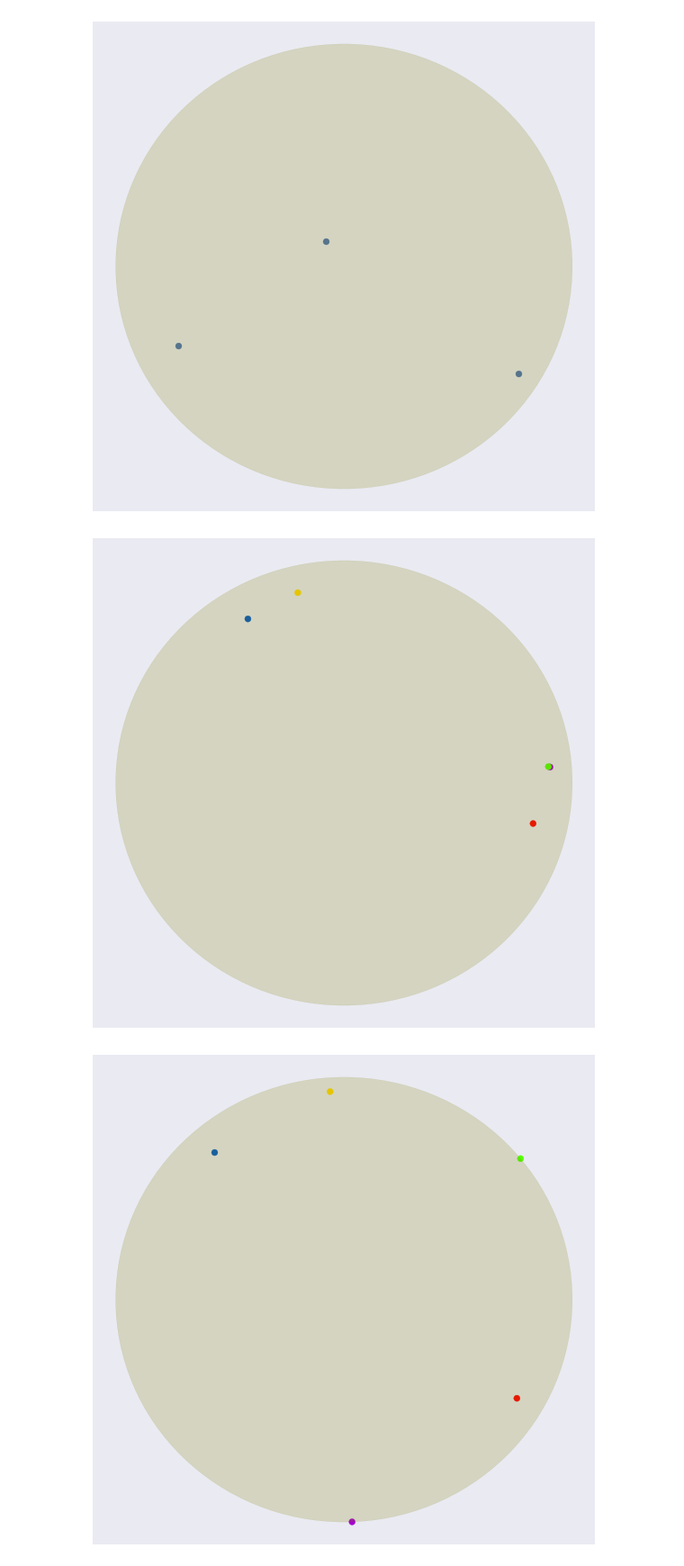
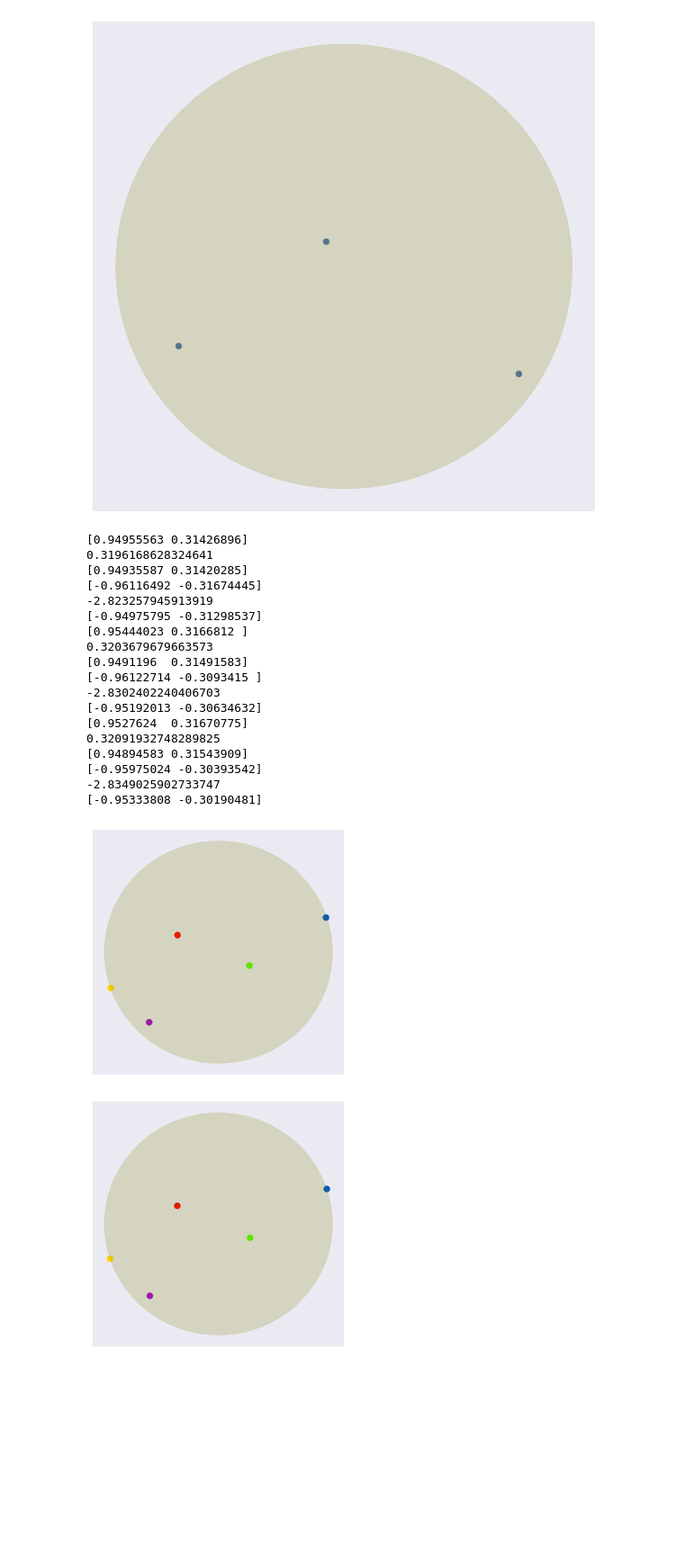
Before and after one commit to popoiopo/StochasticSim, a Jupyter notebook: Bas/angleCalc.ipynb, the cells around one changed output. Shown at 90% size. Cells and saved outputs as stored; diff of their text form; code cells hidden in the pictures; blank space fills up the shorter version.

```diff
--- a/Bas/angleCalc.ipynb
+++ b/Bas/angleCalc.ipynb
@@ -143,7 +143,7 @@ plotpretify(
 [figure]
 # %%
 def plot(coordList):
-    plt.rcParams['figure.figsize'] = [10, 10]
+    plt.rcParams['figure.figsize'] = [5, 5]
     sns.set()
     sns.set_style("dark")
     fig = plt.figure()
@@ -216,47 +216,68 @@ def move(k, coord, temp):
             force = 1 / (np.sum(r**2)**2)
             velocity += (r * force * 0.05) * temp
 
-    newPoint = k + velocity
+    newPoint = k + F
     #     print(newPoint)
 
     #     if not incircle(newPoint,radius*2):
     #     newpoint = k + velocity
     if not incircle(newPoint, radius):
-        angle = np.angle(complex(newPoint[0], newPoint[1]), deg=True)
+        print(newPoint)
+        angle = np.angle(complex(newPoint[0], newPoint[1]))
+        print(angle)
         #             print(angle, radius, (radius * np.sin(angle)))
-        newPoint = np.array([(radius * np.sin(angle)),
-                             (radius * np.cos(angle))])
+        newPoint = np.array([(radius * np.cos(angle)),
+                             (radius * np.sin(angle))])
+        print(newPoint)
 
 
 #             print(np.array(newPoint), "border")
 #     print(f"k:{k}, F:{F}, kF:{k+F}, incircle:{incircle(k+F,radius*2)}, radius: {radius*2}")
-    return newPoint  # F can be replaced by 'velocity'
+    return newPoint
 
 
 def changeCoord(coord, temp):
     coordTemp = []
     for i, k in enumerate(coord):
         coordTemp.append(move(k, coord, temp))
     return np.array(coordTemp)
 
 
 coordList = []
 radius = 1
 pointsNum = 5
 iterations = 3
 
 for i in range(pointsNum):
     coordList.append(spawn(radius))
 coordList = np.array(coordList)
 
 # print(coordList)
 plot(coordList)
 
 for i in range(iterations):
-    temp = np.exp(-i / 3.0) / 20
+    temp = np.exp(-i / 3.0) / 10
     coordList = changeCoord(coordList, temp)
     plot(coordList)
 #     print(coordList)
 # %% [output]
+[0.94955563 0.31426896]
+0.3196168628324641
+[0.94935587 0.31420285]
+[-0.96116492 -0.31674445]
+-2.823257945913919
+[-0.94975795 -0.31298537]
+[0.95444023 0.3166812 ]
+0.3203679679663573
+[0.9491196  0.31491583]
+[-0.96122714 -0.3093415 ]
+-2.8302402240406703
+[-0.95192013 -0.30634632]
+[0.9527624  0.31670775]
+0.32091932748289825
+[0.94894583 0.31543909]
+[-0.95975024 -0.30393542]
+-2.8349025902733747
+[-0.95333808 -0.30190481]
-[figure, old version]
+[figure, new version]
-[figure, old version]
+[figure, new version]
```
Also changed, not shown: parts of 2 cells of this notebook.
